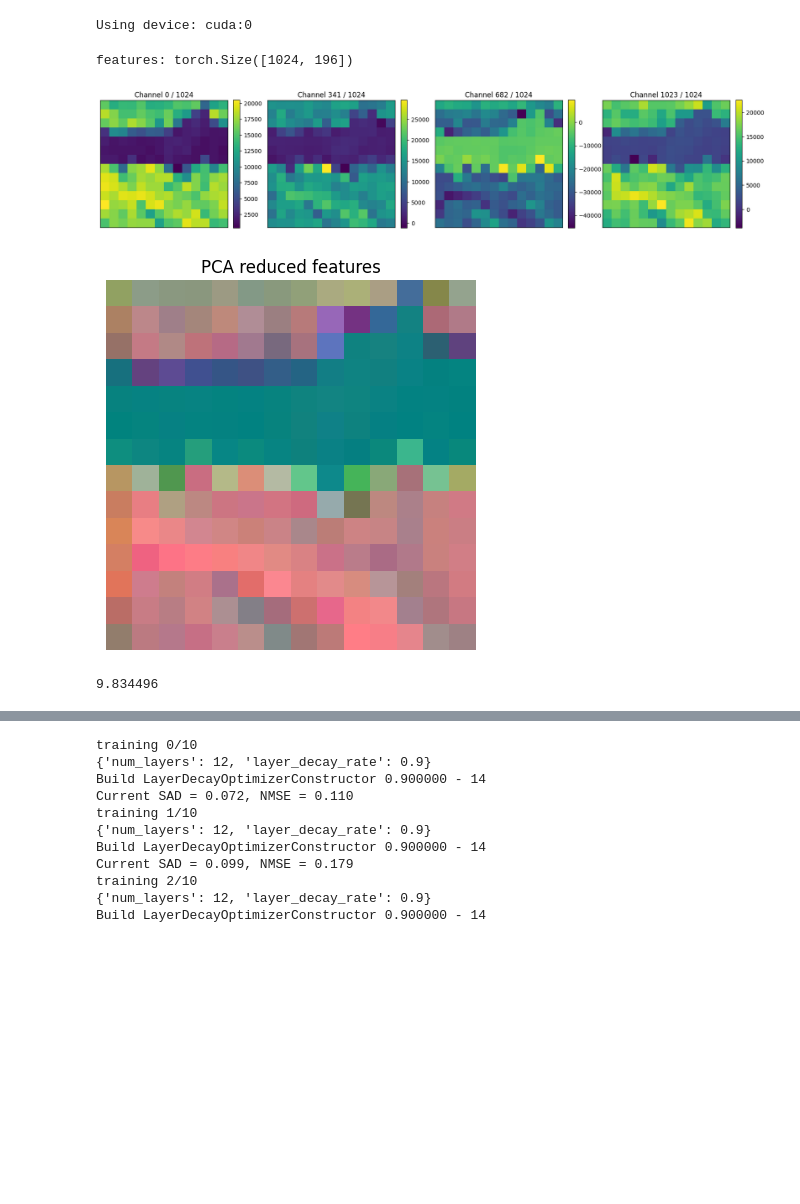
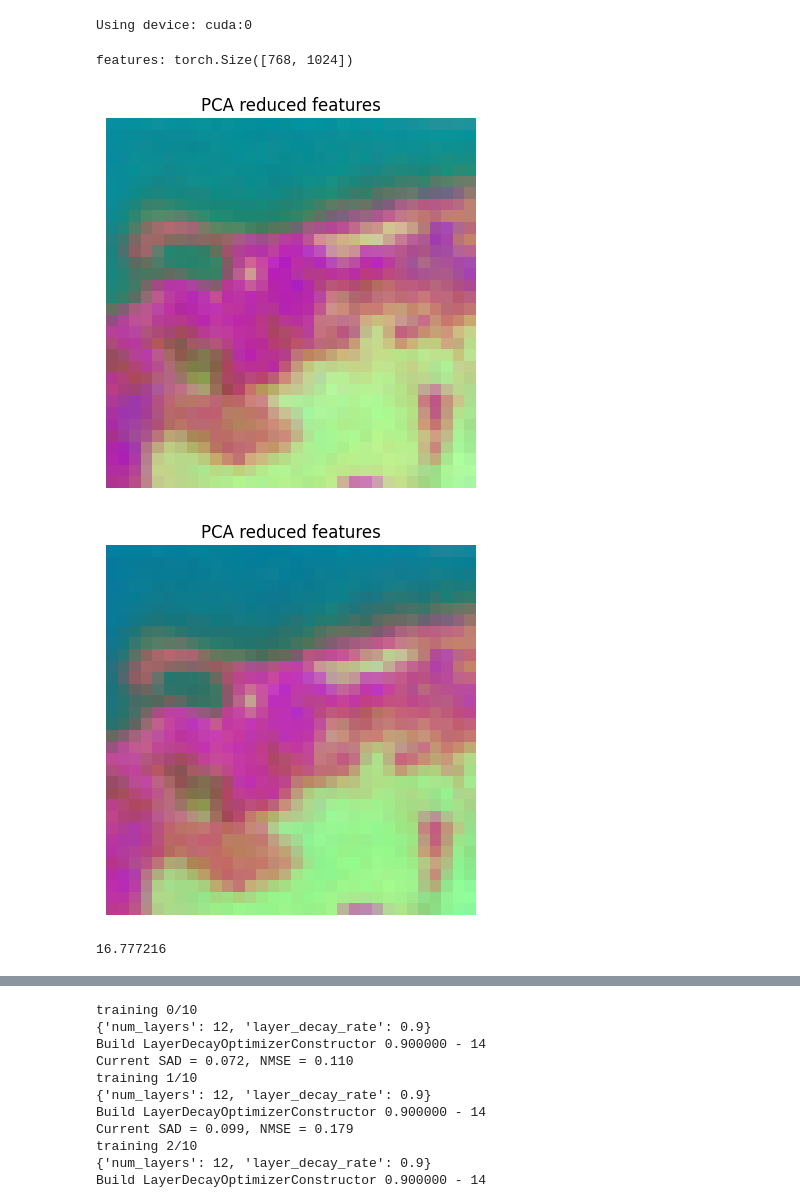
Before and after one commit to edabier/SS-HSU_benchmark, a Jupyter notebook: shift_upsampling.ipynb, the cells around one changed output, grey strips where cells are left out. Saved outputs shown, nothing was run; the diff lists cells and outputs as text; code cells hidden in the pictures; blank space fills up the shorter version.

```diff
--- a/shift_upsampling.ipynb
+++ b/shift_upsampling.ipynb
@@ -36,46 +36,48 @@ else:
 # %% [output]
 Using device: cuda:0
 # %%
-dataset = "jasper"
+dataset = "samson"
 data = io.loadmat(f"datasets/{dataset}.mat")
 Y_flat = torch.tensor(data["Y"], dtype=torch.float)
 A_flat = torch.tensor(data["A"], dtype=torch.float)
 E_init = torch.tensor(data["E"], dtype=torch.float)
 B, c, N = E_init.shape[0], E_init.shape[1], Y_flat.shape[1]
 
 Y_init = utils.oneD_to_2d(Y_flat)
 H = Y_init.shape[-1]
 A_init = utils.oneD_to_2d(A_flat)
 Y_init = Y_init.unsqueeze(0)
 A_init = A_init.unsqueeze(0)
 
 n_xp = 10
 
 if dataset == "urban4":
     wavelengths_path = f"{global_path}/SS-HSU_benchmark/datasets/urban_wavelength.txt"
 else:
     wavelengths_path = f"{global_path}/SS-HSU_benchmark/datasets/{dataset}_wavelength.txt"
 with open(wavelengths_path, "r") as file:
     lines = file.readlines()
     wavelengths = [float(line.strip()) for line in lines if line.strip()]
 
-fm_name = "DOFA"
-fm, Y_init_fm, new_H = rsfm.create_fm(fm_name, Y_init, size="large", version="v1", path=global_path)
+fm_name = "SpecViT"
+fm, Y_init_fm, new_H = rsfm.create_fm(fm_name, Y_init, size="base", version="v1", path=global_path)
 
-_, A_init_fm, features = rsfm.extract_f(fm, Y_init_fm, new_H, wavelengths, A_init)
+_, A_init_fm, features = rsfm.extract_f(fm, Y_init, new_H, wavelengths, A_init)
+_, A_init_fm, features_n = rsfm.extract_f(fm, utils.standardise(Y_init), new_H, wavelengths, A_init)
 
 D = int(features.shape[0])
 alpha = int(features.shape[1]**0.5)
 
 print(f"features: {features.shape}")
-plots.plot_hsi(features.reshape(D, alpha, alpha), 4)
-plt.show()
+# plots.plot_hsi(features.reshape(D, alpha, alpha), 4)
+# plt.show()
 plots.plot_pca_features(features)
+plots.plot_pca_features(features_n)
 
 unmixer = unmx.UnmixingFromFeatures(D=D, H=new_H, alpha=alpha, B=B, c=c, upsampler="Linear", n_features=1)
 sum(p.numel() for p in unmixer.upsample.parameters() if p.requires_grad)/1e6
 # %% [output]
-features: torch.Size([1024, 196])
+features: torch.Size([768, 1024])
-[figure, old version]
+[figure, new version]
-[figure, old version]
+[figure, new version]
-9.834496
+16.777216
```
Also changed, not shown: parts of 1 cell of this notebook, 6 other files.
